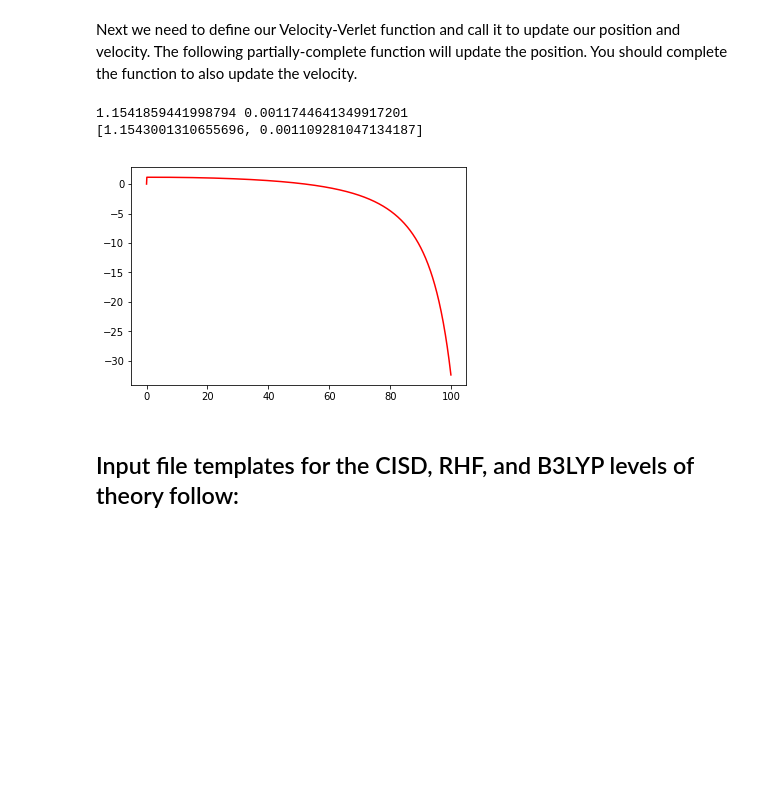
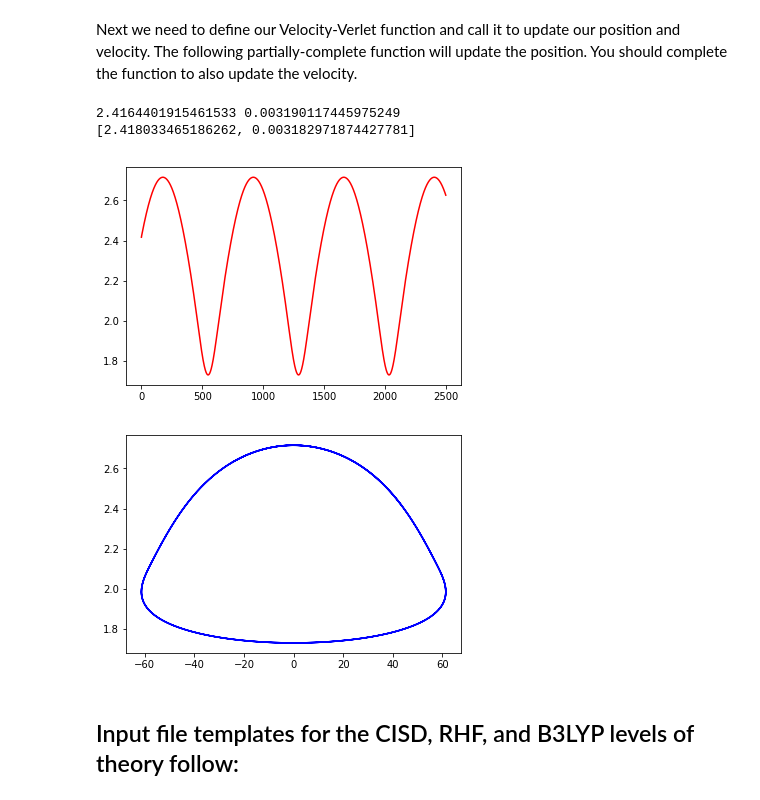
Before and after one commit to eicastelar/orientation-to-python-FoleyLab, a Jupyter notebook: So Much Potential.ipynb, the cells around one changed output. Saved outputs shown, nothing was run; the diff lists cells and outputs as text; code cells hidden in the pictures; blank space fills up the shorter version.

```diff
--- a/So Much Potential.ipynb
+++ b/So Much Potential.ipynb
@@ -115,7 +115,7 @@ to complete the velocity update.  To be able to define the very first update, an
 r_init = np.random.uniform(1.0,3.0)
 v_init = np.random.uniform(-0.006,0.006)
 mu = 13625.
-dt = 0.1
+dt = 0.5
 
 ### get force on particle
 F_init = -1*fE(r_init)
@@ -125,41 +125,49 @@ update the velocity.
 # %%
 def Velocity_Verlet(r_curr, v_curr, mu, f_interp, dt):
     ### get acceleration at current time
-    a_curr = f_interp(r_curr)/mu
+    a_curr = -1*f_interp(r_curr)/mu
 
     ### use current acceleration and velocity to update position
     r_fut = r_curr + v_curr * dt + 0.5 * a_curr * dt**2
 
     ### use r_fut to get future acceleration a_fut
-    a_fut = f_interp(r_fut)/mu
+    a_fut = -1*f_interp(r_fut)/mu
     ### use current and future acceleration to get future velocity v_fut
     v_fut = v_curr + 0.5 * (a_curr + a_fut) * dt
 
     result = [r_fut, v_fut]
 
     return result
 
 ### Now use r_init and v_init and run velocity verlet update 1000 times, plot results
-r_vs_t = np.zeros(1000)
-v_vs_t = np.zeros(1000)
-t_array = np.zeros(1000)
+r_vs_t = np.zeros(5000)
+v_vs_t = np.zeros(5000)
+t_array = np.zeros(5000)
 print(r_init, v_init)
 
+r_vs_t[0] = r_init
+v_vs_t[0] = v_init
 result_array = Velocity_Verlet(r_init, v_init, mu, fE, dt)
 print(result_array)
-for i in range(1,1000):
+for i in range(1,5000):
     tmp = Velocity_Verlet(result_array[0], result_array[1], mu, fE, dt)
     result_array = tmp
     t_array[i] = dt*i
     r_vs_t[i] = result_array[0]
     v_vs_t[i] = result_array[1]
 
+### Plot the trajectory of bondlength vs time:
 plt.plot(t_array, r_vs_t, 'red')
 plt.show()
+
+### plot the phase space trajectory of position vs momentum
+plt.plot(mu*v_vs_t, r_vs_t, 'blue')
+plt.show()
 # %% [output]
-1.1541859441998794 0.0011744641349917201
-[1.1543001310655696, 0.001109281047134187]
+2.4164401915461533 0.003190117445975249
+[2.418033465186262, 0.003182971874427781]
-[figure, old version]
+[figure, new version]
+[figure, added]
 # %% [markdown]
 ## Input file templates for the CISD, RHF, and B3LYP levels of theory follow:
 # %% [raw]
```
Also changed, not shown: 2 other files.
